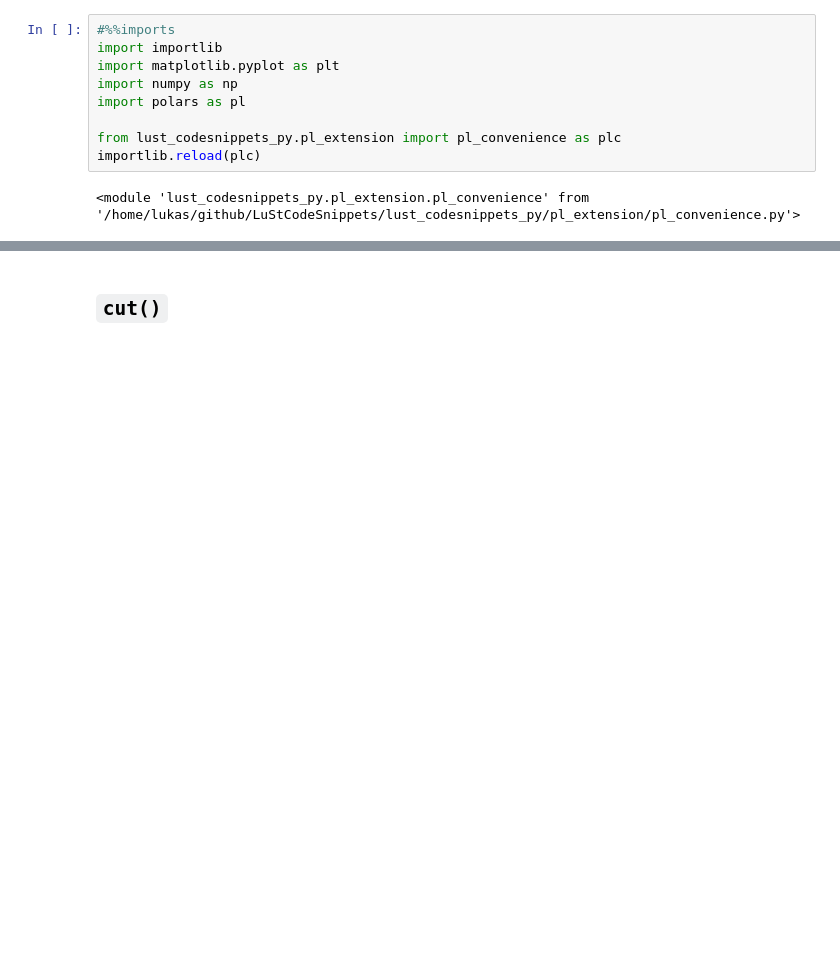
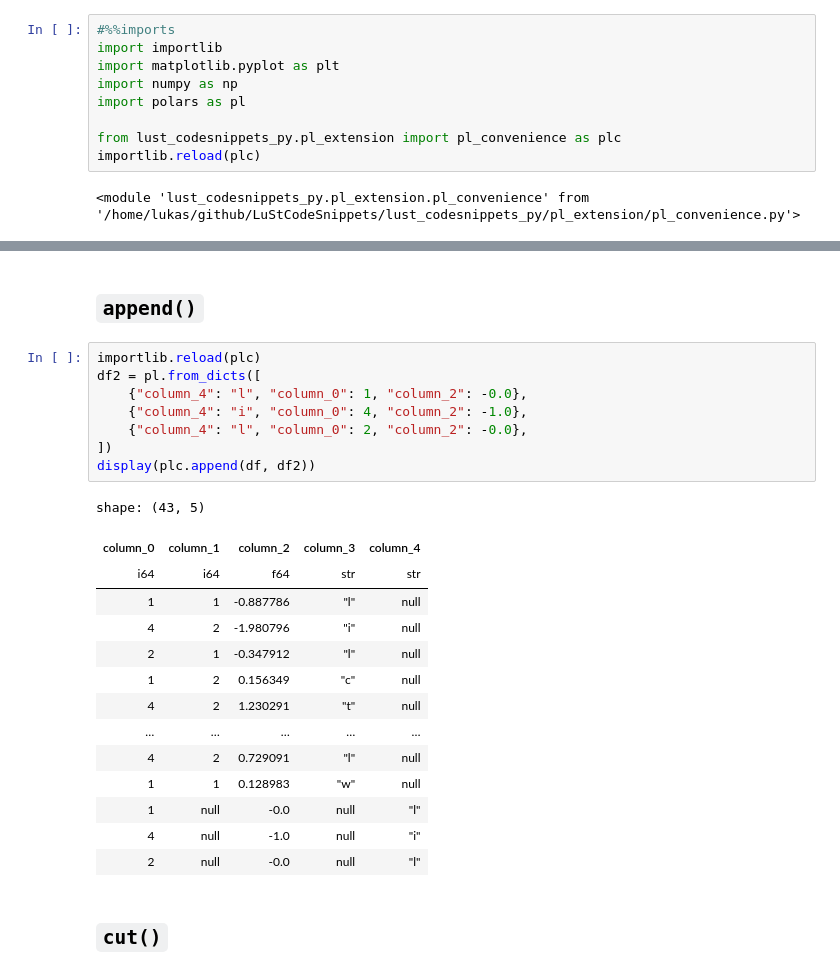
Before and after one commit to TheRedElement/LuStCodeSnippets, a Jupyter notebook: lust_codesnippets_py_demos/pl_extension/pl_convenience_demo.ipynb, the cells around one changed output, grey strips where cells are left out. Drawn from its saved outputs; the diff is of its cells as text; blank space fills up the shorter version.

Commit message:
added function to append to df

```diff
--- a/lust_codesnippets_py_demos/pl_extension/pl_convenience_demo.ipynb
+++ b/lust_codesnippets_py_demos/pl_extension/pl_convenience_demo.ipynb
@@ -66,4 +66,29 @@ df = pl.from_dicts([
 ])
+# %% [markdown]
+## `append()`
+# %%
+importlib.reload(plc)
+df2 = pl.from_dicts([
+    {"column_4": "l", "column_0": 1, "column_2": -0.0},
+    {"column_4": "i", "column_0": 4, "column_2": -1.0},
+    {"column_4": "l", "column_0": 2, "column_2": -0.0},
+])
+display(plc.append(df, df2))
+# %% [output]
+shape: (43, 5)
+| column_0 | column_1 | column_2 | column_3 | column_4 |
+| i64 | i64 | f64 | str | str |
+| 1 | 1 | -0.887786 | "l" | null |
+| 4 | 2 | -1.980796 | "i" | null |
+| 2 | 1 | -0.347912 | "l" | null |
+| 1 | 2 | 0.156349 | "c" | null |
+| 4 | 2 | 1.230291 | "t" | null |
+| … | … | … | … | … |
+| 4 | 2 | 0.729091 | "l" | null |
+| 1 | 1 | 0.128983 | "w" | null |
+| 1 | null | -0.0 | null | "l" |
+| 4 | null | -1.0 | null | "i" |
+| 2 | null | -0.0 | null | "l" |
 # %% [markdown]
 ## `cut()`
 # %%
```
Also changed, not shown: parts of 2 cells of this notebook, 2 other files.
